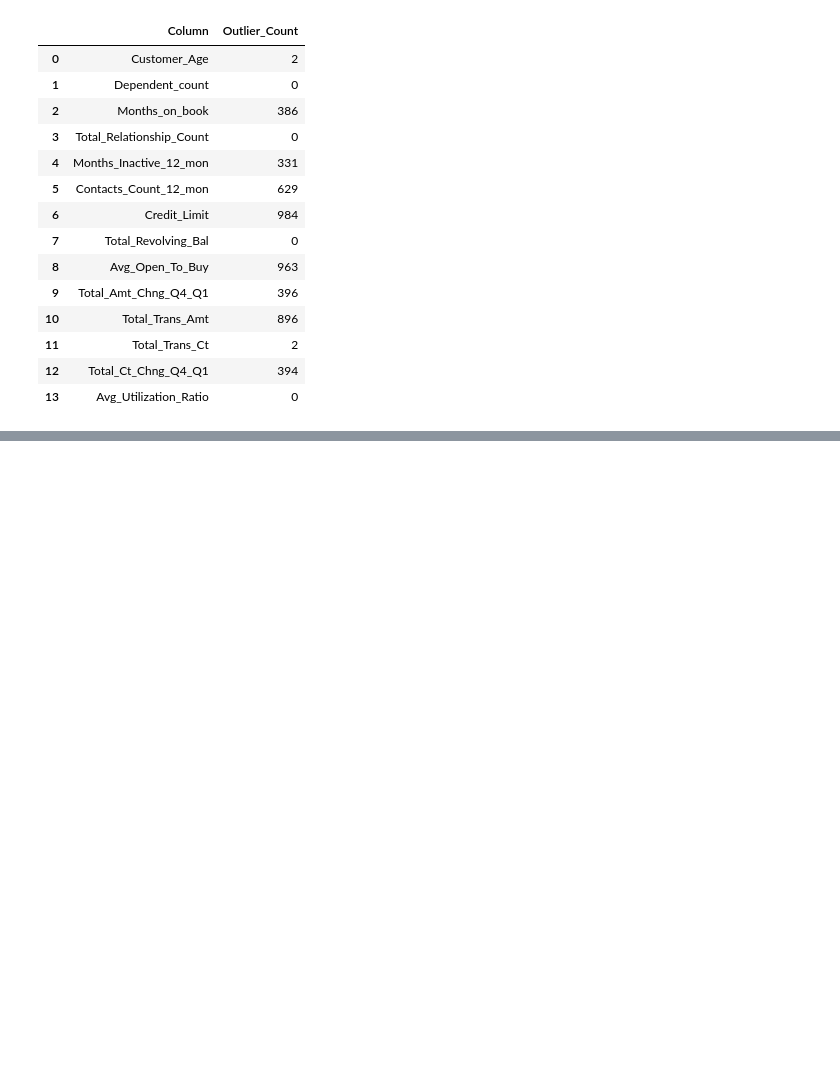
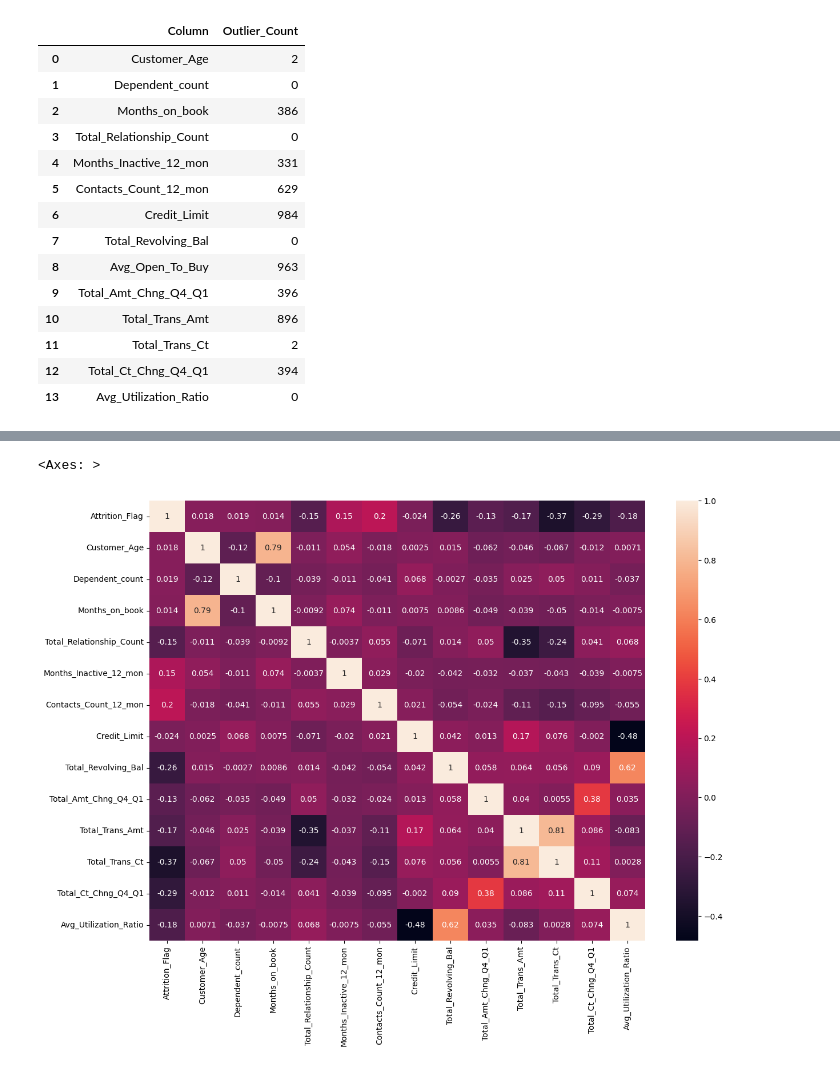
Before and after one commit to abhiramiam005-eng/Bank-Customer-Churn-Prediction, a Jupyter notebook: Bank_Churn_Prediction.ipynb, the cells around one changed output, grey strips where cells are left out. Cells and saved outputs as stored; diff of their text form; code cells hidden in the pictures; blank space fills up the shorter version.

```diff
--- a/Bank_Churn_Prediction.ipynb
+++ b/Bank_Churn_Prediction.ipynb
@@ -517,0 +528,2 @@ outlier_df
+# %%
+df_model["Attrition_Flag"]=df_model["Attrition_Flag"].map({"Attrited Customer" : 1,"Existing Customer":0}) #Target 0/1
@@ -517,0 +537,2 @@ outlier_df
+# %%
+df_model=df_model.replace("Unknown",np.nan)
@@ -517,0 +571,2 @@ outlier_df
+# %%
+df_model=df_model.drop(columns=["Avg_Open_To_Buy"])
@@ -517,0 +586,2 @@ outlier_df
+# %%
+corre=df_model.corr(numeric_only=True)
@@ -517,0 +606,6 @@ outlier_df
+# %%
+plt.figure(figsize=(14,10))
+sns.heatmap(corre,annot=True)
+# %% [output]
+<Axes: >
+[figure, added]
```
Also changed, not shown: parts of 45 cells of this notebook.
